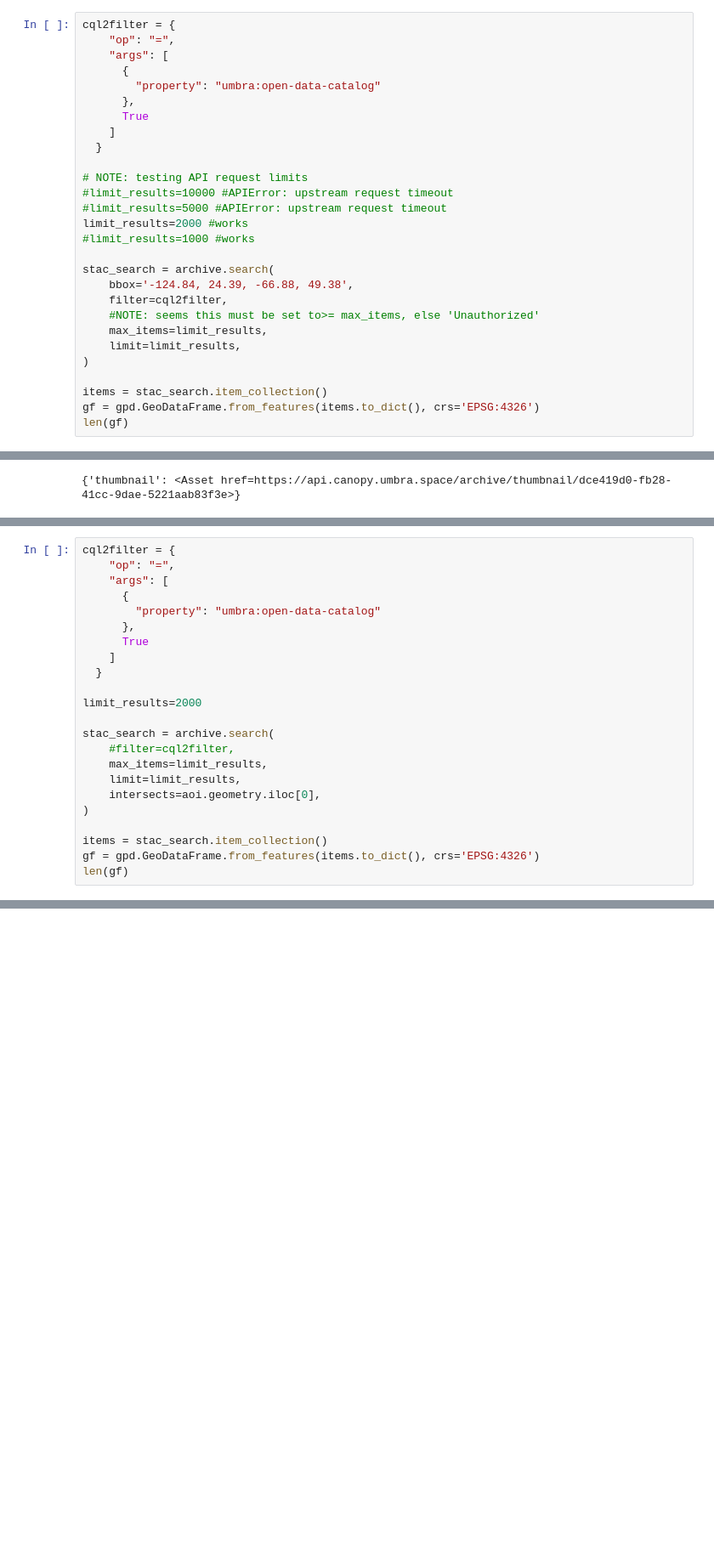
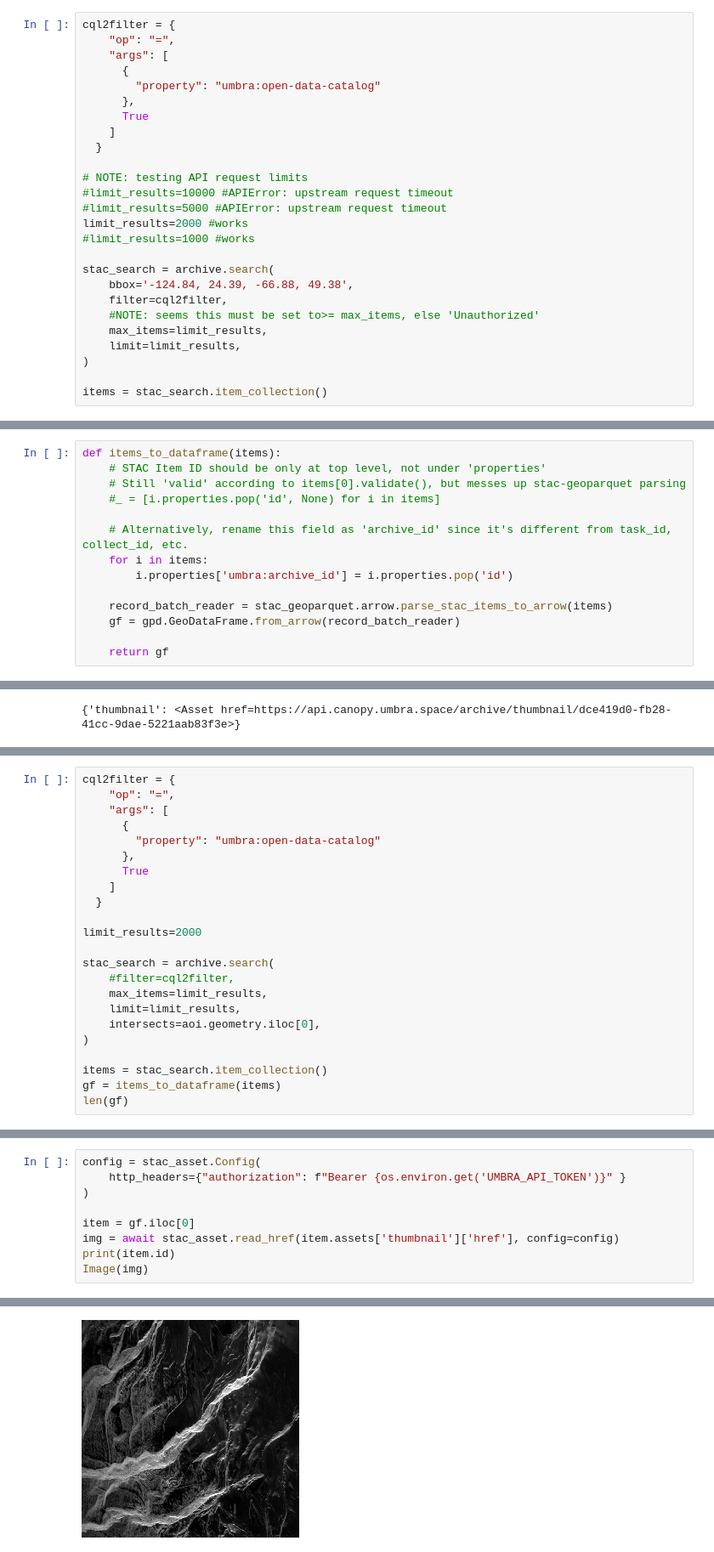
Before and after one commit to huskysar/umbra, a Jupyter notebook: notebooks/public-archive-search.ipynb, the cells around one changed output, grey strips where cells are left out. Shown at 85% size. Cells and saved outputs as stored; diff of their text form; blank space fills up the shorter version.

Commit message:
remove hack from public archive search

```diff
--- a/notebooks/public-archive-search.ipynb
+++ b/notebooks/public-archive-search.ipynb
@@ -49,5 +49,3 @@ stac_search = archive.search(
 )
 
 items = stac_search.item_collection()
-gf = gpd.GeoDataFrame.from_features(items.to_dict(), crs='EPSG:4326')
-len(gf)
@@ -55,0 +52,14 @@ len(gf)
+# %%
+def items_to_dataframe(items):
+    # STAC Item ID should be only at top level, not under 'properties'
+    # Still 'valid' according to items[0].validate(), but messes up stac-geoparquet parsing
+    #_ = [i.properties.pop('id', None) for i in items]
+
+    # Alternatively, rename this field as 'archive_id' since it's different from task_id, collect_id, etc.
+    for i in items:
+        i.properties['umbra:archive_id'] = i.properties.pop('id')
+
+    record_batch_reader = stac_geoparquet.arrow.parse_stac_items_to_arrow(items)
+    gf = gpd.GeoDataFrame.from_arrow(record_batch_reader)
+
+    return gf
@@ -114,6 +145,6 @@ stac_search = archive.search(
 )
 
 items = stac_search.item_collection()
-gf = gpd.GeoDataFrame.from_features(items.to_dict(), crs='EPSG:4326')
+gf = items_to_dataframe(items)
 len(gf)
 # %% [output]
@@ -203,0 +178,10 @@ Name: 0, dtype: object
+# %%
+config = stac_asset.Config(
+    http_headers={"authorization": f"Bearer {os.environ.get('UMBRA_API_TOKEN')}" }
+)
+
+item = gf.iloc[0]
+img = await stac_asset.read_href(item.assets['thumbnail']['href'], config=config)
+print(item.id)
+Image(img)
+# %% [output]
@@ -203,0 +189 @@ Name: 0, dtype: object
+[figure, added]
```
Also changed, not shown: parts of 19 cells of this notebook.
